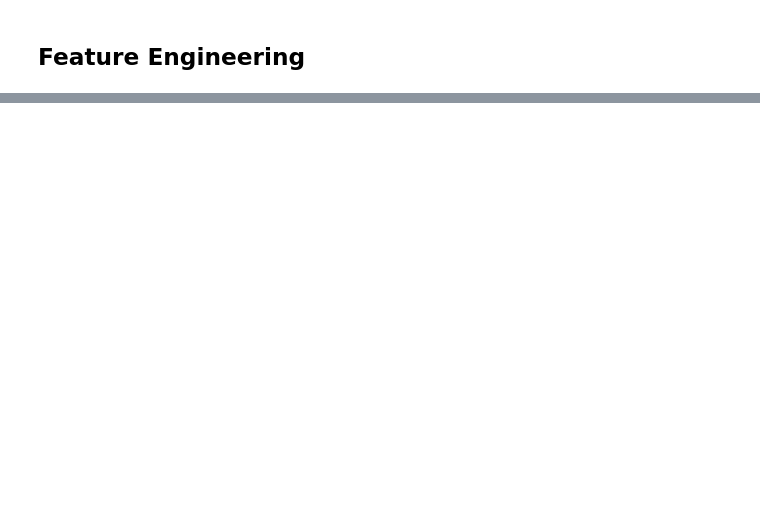
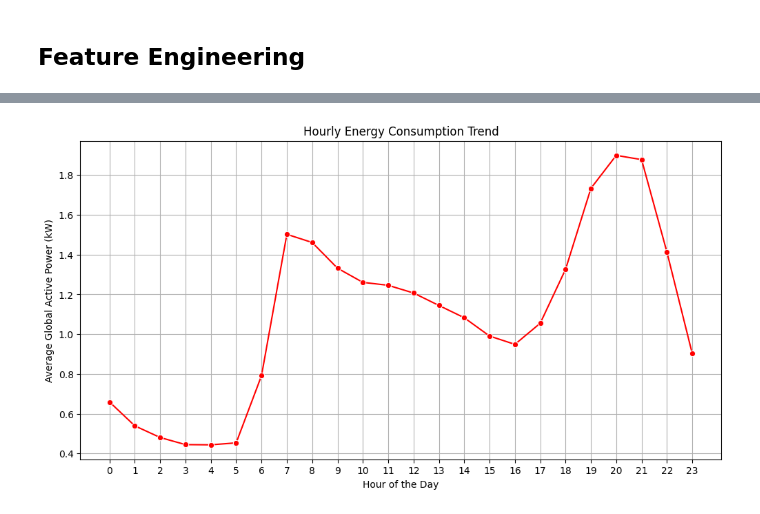
Before and after one commit to Kamalesh-Gandhi/PowerPulse-Energy-Consumption-Prediction-Model, a Jupyter notebook: Data_PreProcessing.ipynb, the cells around one changed output, grey strips where cells are left out. Cells and saved outputs as stored; diff of their text form; code cells hidden in the pictures; blank space fills up the shorter version.

```diff
--- a/Data_PreProcessing.ipynb
+++ b/Data_PreProcessing.ipynb
@@ -227,0 +445,19 @@ for i in Float_columns:
+# %%
+# Compute the mean energy consumption per hour
+hourly_trend = df.groupby('Hour')['Global_active_power'].mean()
+
+# Plot lineplot for energy consumption trend by hour
+plt.figure(figsize=(12,6))
+sns.lineplot(x=hourly_trend.index, y=hourly_trend.values, marker='o', color='red')
+
+# Set labels and title
+plt.title('Hourly Energy Consumption Trend')
+plt.xlabel('Hour of the Day')
+plt.ylabel('Average Global Active Power (kW)')
+plt.xticks(range(0, 24))  # Ensure all hours are displayed
+plt.grid()
+
+# Show plot
+plt.show()
+# %% [output]
+[figure, added]
```
Also changed, not shown: parts of 41 cells of this notebook.
